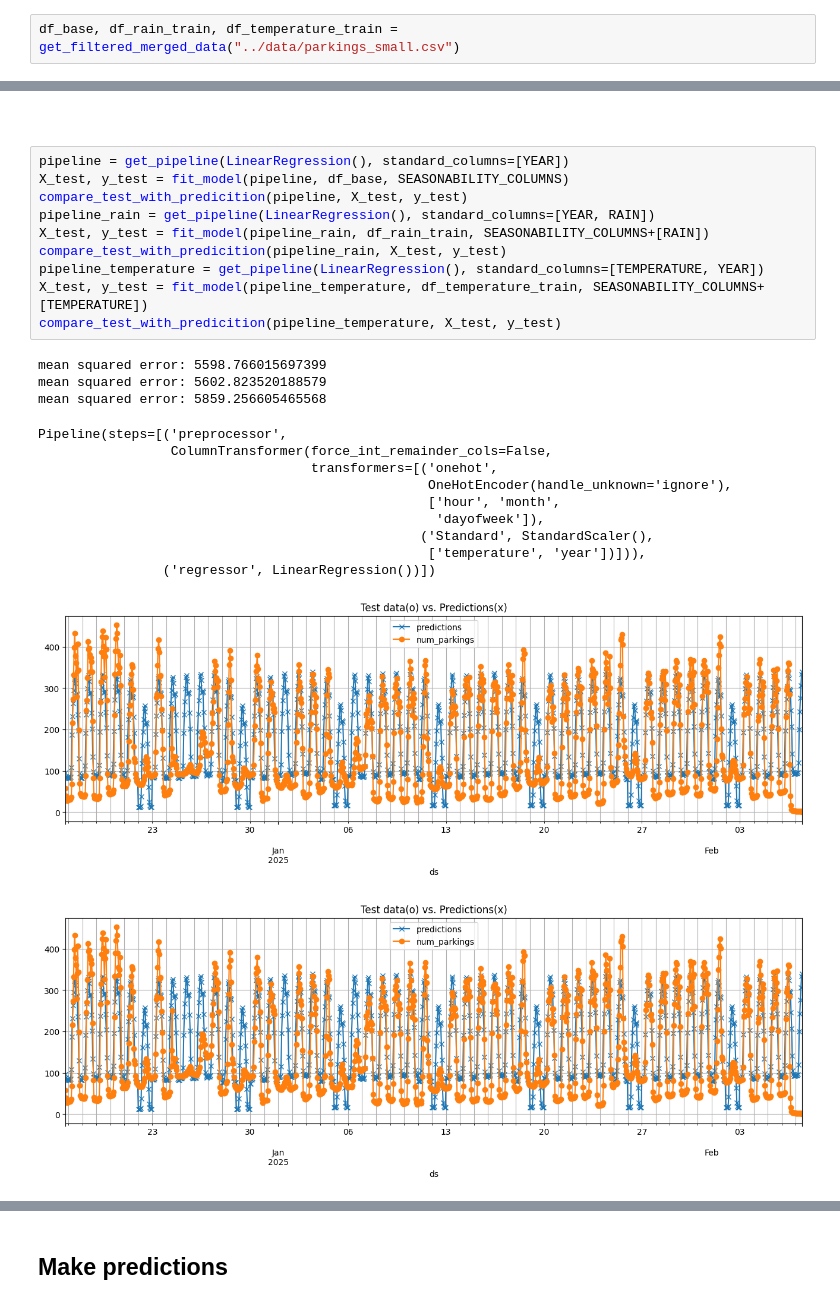
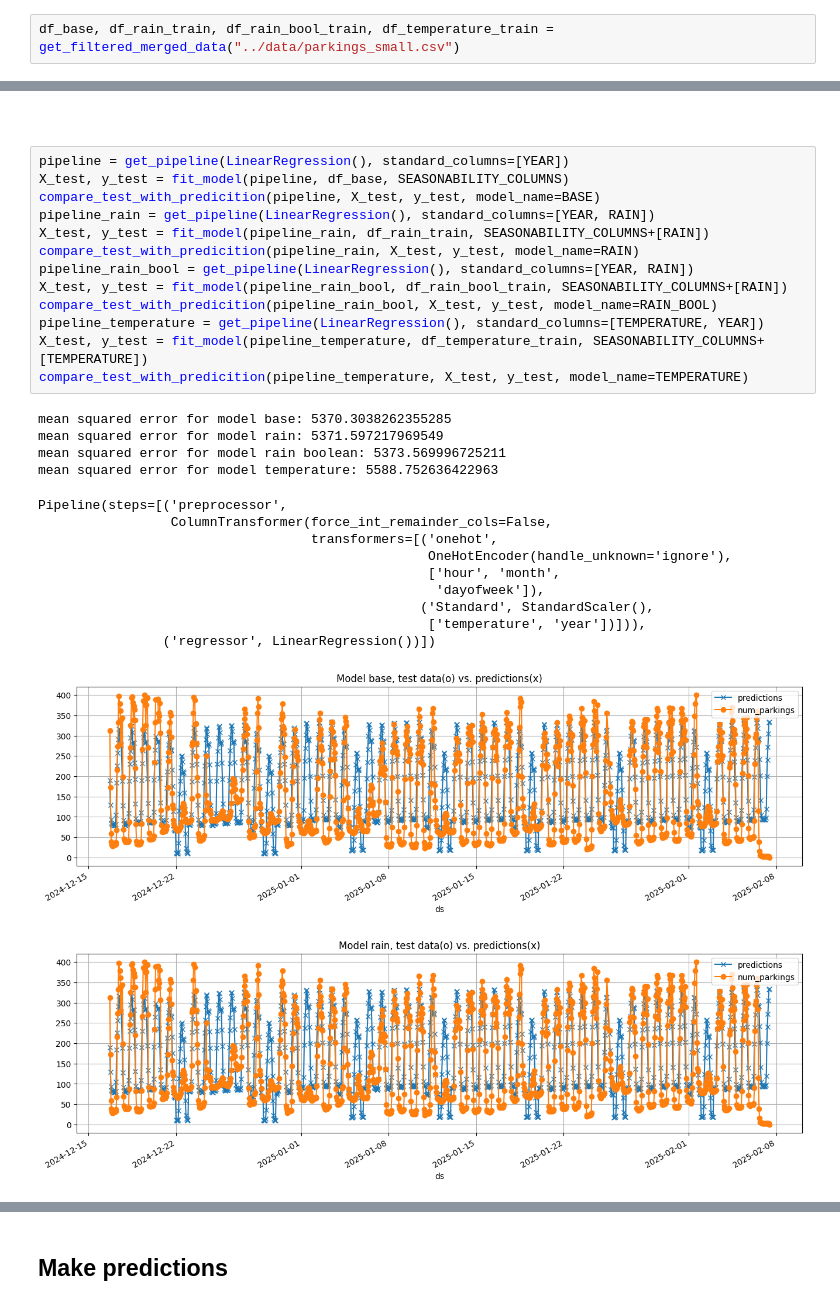
Before and after one commit to City-of-Turku/parkings-weather-correlation, a Jupyter notebook: scikit/linear_regression_zone1.ipynb, the cells around one changed output, grey strips where cells are left out. Cells and saved outputs as stored; diff of their text form.

```diff
--- a/scikit/linear_regression_zone1.ipynb
+++ b/scikit/linear_regression_zone1.ipynb
@@ -30,7 +31,7 @@ from utils import (
 # %% [markdown]
 ## Load and prepare data
 # %%
-df_base, df_rain_train, df_temperature_train = get_filtered_merged_data("../data/parkings_small.csv")
+df_base, df_rain_train, df_rain_bool_train, df_temperature_train = get_filtered_merged_data("../data/parkings_small.csv")
 # %% [output]
 Found 718955 parkings in zone
 # %% [markdown]
@@ -40,25 +41,29 @@ Found 718955 parkings in zone
 # %%
 pipeline = get_pipeline(LinearRegression(), standard_columns=[YEAR])
 X_test, y_test = fit_model(pipeline, df_base, SEASONABILITY_COLUMNS)
-compare_test_with_predicition(pipeline, X_test, y_test)
+compare_test_with_predicition(pipeline, X_test, y_test, model_name=BASE)
 pipeline_rain = get_pipeline(LinearRegression(), standard_columns=[YEAR, RAIN])
 X_test, y_test = fit_model(pipeline_rain, df_rain_train, SEASONABILITY_COLUMNS+[RAIN])
-compare_test_with_predicition(pipeline_rain, X_test, y_test)
+compare_test_with_predicition(pipeline_rain, X_test, y_test, model_name=RAIN)
+pipeline_rain_bool = get_pipeline(LinearRegression(), standard_columns=[YEAR, RAIN])
+X_test, y_test = fit_model(pipeline_rain_bool, df_rain_bool_train, SEASONABILITY_COLUMNS+[RAIN])
+compare_test_with_predicition(pipeline_rain_bool, X_test, y_test, model_name=RAIN_BOOL)
 pipeline_temperature = get_pipeline(LinearRegression(), standard_columns=[TEMPERATURE, YEAR])
 X_test, y_test = fit_model(pipeline_temperature, df_temperature_train, SEASONABILITY_COLUMNS+[TEMPERATURE])
-compare_test_with_predicition(pipeline_temperature, X_test, y_test)
+compare_test_with_predicition(pipeline_temperature, X_test, y_test, model_name=TEMPERATURE)
 # %% [output]
-mean squared error: 5598.766015697399
-mean squared error: 5602.823520188579
-mean squared error: 5859.256605465568
+mean squared error for model base: 5370.3038262355285
+mean squared error for model rain: 5371.597217969549
+mean squared error for model rain boolean: 5373.569996725211
+mean squared error for model temperature: 5588.752636422963
 Pipeline(steps=[('preprocessor',
                  ColumnTransformer(force_int_remainder_cols=False,
                                    transformers=[('onehot',
                                                   OneHotEncoder(handle_unknown='ignore'),
                                                   ['hour', 'month',
                                                    'dayofweek']),
                                                  ('Standard', StandardScaler(),
                                                   ['temperature', 'year'])])),
                 ('regressor', LinearRegression())])
-[figure, old version]
+[figure, new version]
-[figure, old version]
+[figure, new version]
```
Also changed, not shown: parts of 6 cells of this notebook.
